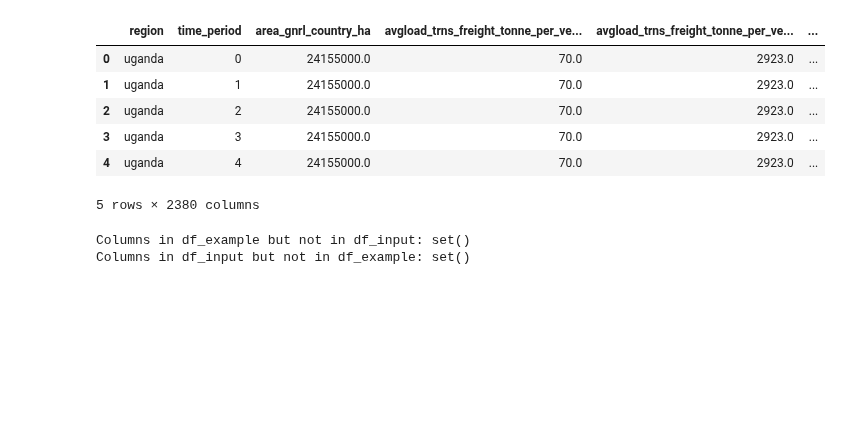
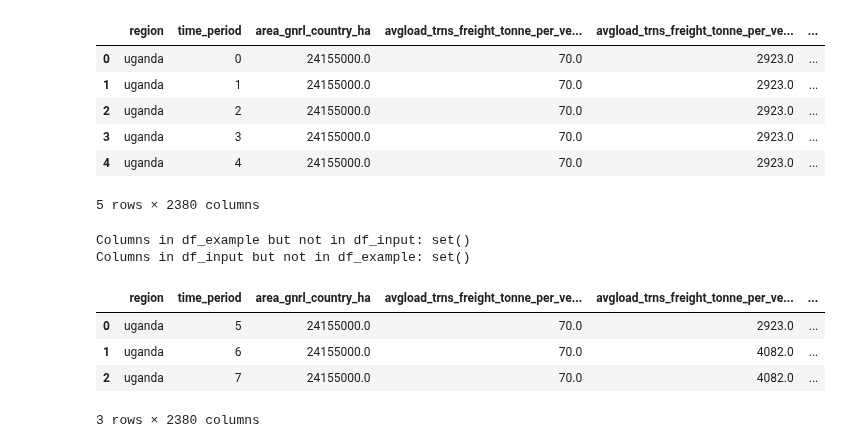
Before and after one commit to sisepuede-framework/ssp_data_calibration, a Jupyter notebook: src/create_ssp_output_file.ipynb, the cells around one changed output. Saved outputs shown, nothing was run; the diff lists cells and outputs as text; code cells hidden in the pictures; blank space fills up the shorter version.

```diff
--- a/src/create_ssp_output_file.ipynb
+++ b/src/create_ssp_output_file.ipynb
@@ -100,5 +97,14 @@ gu.compare_dfs(cr, input_df_complete)
 # %% [output]
 Columns in df_example but not in df_input: set()
 Columns in df_input but not in df_example: set()
+# %%
+input_df_complete = input_df_complete[(input_df_complete['time_period'] > 4) & (input_df_complete['time_period'] <= 7)].reset_index(drop=True)
+input_df_complete
+# %% [output]
+|  | region | time_period | area_gnrl_country_ha | avgload_trns_freight_tonne_per_ve... | avgload_trns_freight_tonne_per_ve... | ... |
+| 0 | uganda | 5 | 24155000.0 | 70.0 | 2923.0 | ... |
+| 1 | uganda | 6 | 24155000.0 | 70.0 | 4082.0 | ... |
+| 2 | uganda | 7 | 24155000.0 | 70.0 | 4082.0 | ... |
+3 rows × 2380 columns
 # %%
 # Initialize the SSP model
```
Also changed, not shown: parts of 5 cells of this notebook, 1 other file.
